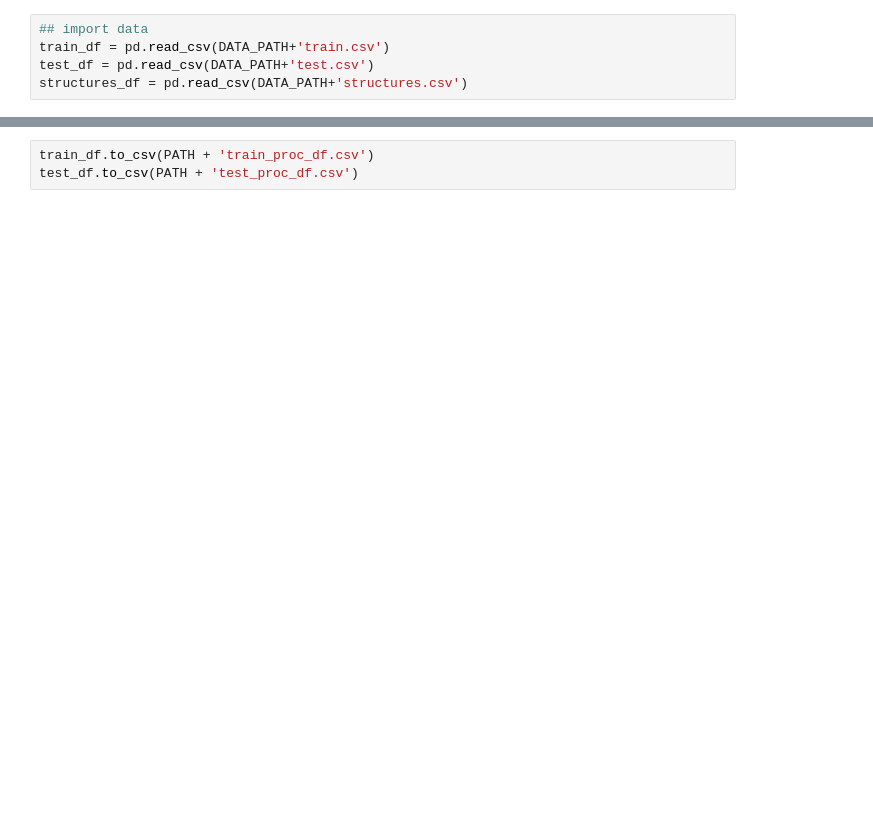
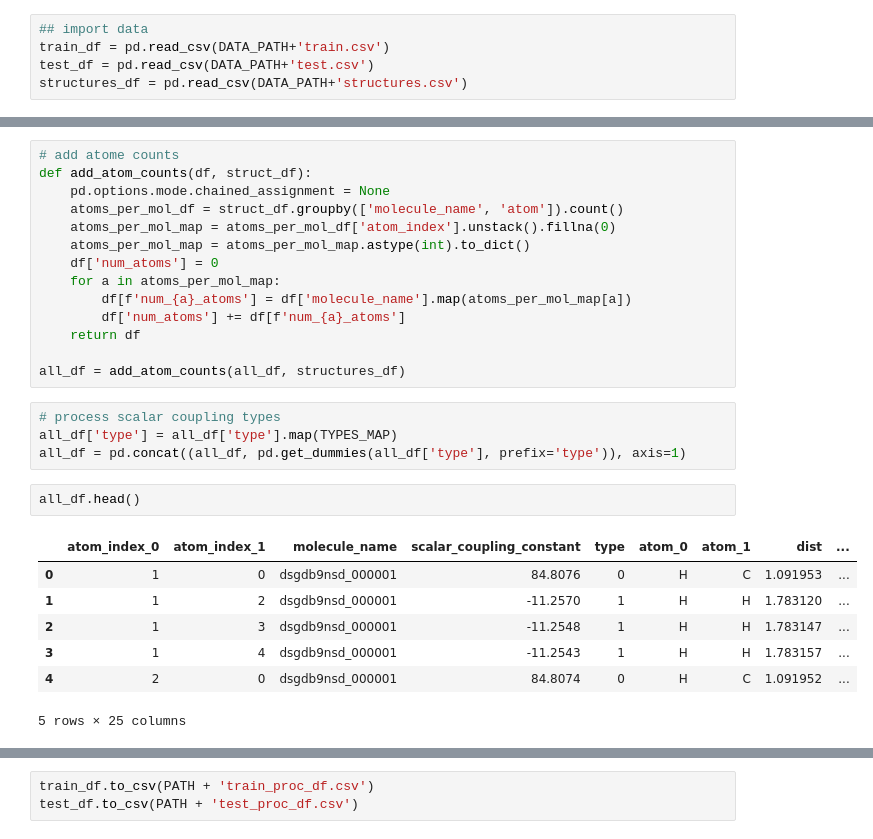
Before and after one commit to robinniesert/kaggle-champs, a Jupyter notebook: nbs/data_proc.ipynb, the cells around one changed output, grey strips where cells are left out. Drawn from its saved outputs; the diff is of its cells as text; blank space fills up the shorter version.

```diff
--- a/nbs/data_proc.ipynb
+++ b/nbs/data_proc.ipynb
@@ -540,3 +584,31 @@ test_df = pd.concat((test_df, pd.get_dummies(test_df['type'], prefix='type')), a
+# %%
+# add atome counts
+def add_atom_counts(df, struct_df):
+    pd.options.mode.chained_assignment = None
+    atoms_per_mol_df = struct_df.groupby(['molecule_name', 'atom']).count()
+    atoms_per_mol_map = atoms_per_mol_df['atom_index'].unstack().fillna(0)
+    atoms_per_mol_map = atoms_per_mol_map.astype(int).to_dict()
+    df['num_atoms'] = 0
+    for a in atoms_per_mol_map:
+        df[f'num_{a}_atoms'] = df['molecule_name'].map(atoms_per_mol_map[a])
+        df['num_atoms'] += df[f'num_{a}_atoms']
+    return df
+
+all_df = add_atom_counts(all_df, structures_df)
+# %%
+# process scalar coupling types
+all_df['type'] = all_df['type'].map(TYPES_MAP)
+all_df = pd.concat((all_df, pd.get_dummies(all_df['type'], prefix='type')), axis=1)
+# %%
+all_df.head()
+# %% [output]
+|  | atom_index_0 | atom_index_1 | molecule_name | scalar_coupling_constant | type | atom_0 | atom_1 | dist | ... |
+| 0 | 1 | 0 | dsgdb9nsd_000001 | 84.8076 | 0 | H | C | 1.091953 | ... |
+| 1 | 1 | 2 | dsgdb9nsd_000001 | -11.2570 | 1 | H | H | 1.783120 | ... |
+| 2 | 1 | 3 | dsgdb9nsd_000001 | -11.2548 | 1 | H | H | 1.783147 | ... |
+| 3 | 1 | 4 | dsgdb9nsd_000001 | -11.2543 | 1 | H | H | 1.783157 | ... |
+| 4 | 2 | 0 | dsgdb9nsd_000001 | 84.8074 | 0 | H | C | 1.091952 | ... |
+5 rows × 25 columns
 # %%
 ## Create molecules
 def mol_from_xyz(filepath, add_hs=True, compute_dist_centre=False):
```
Also changed, not shown: parts of 26 cells of this notebook, 7 other files.
